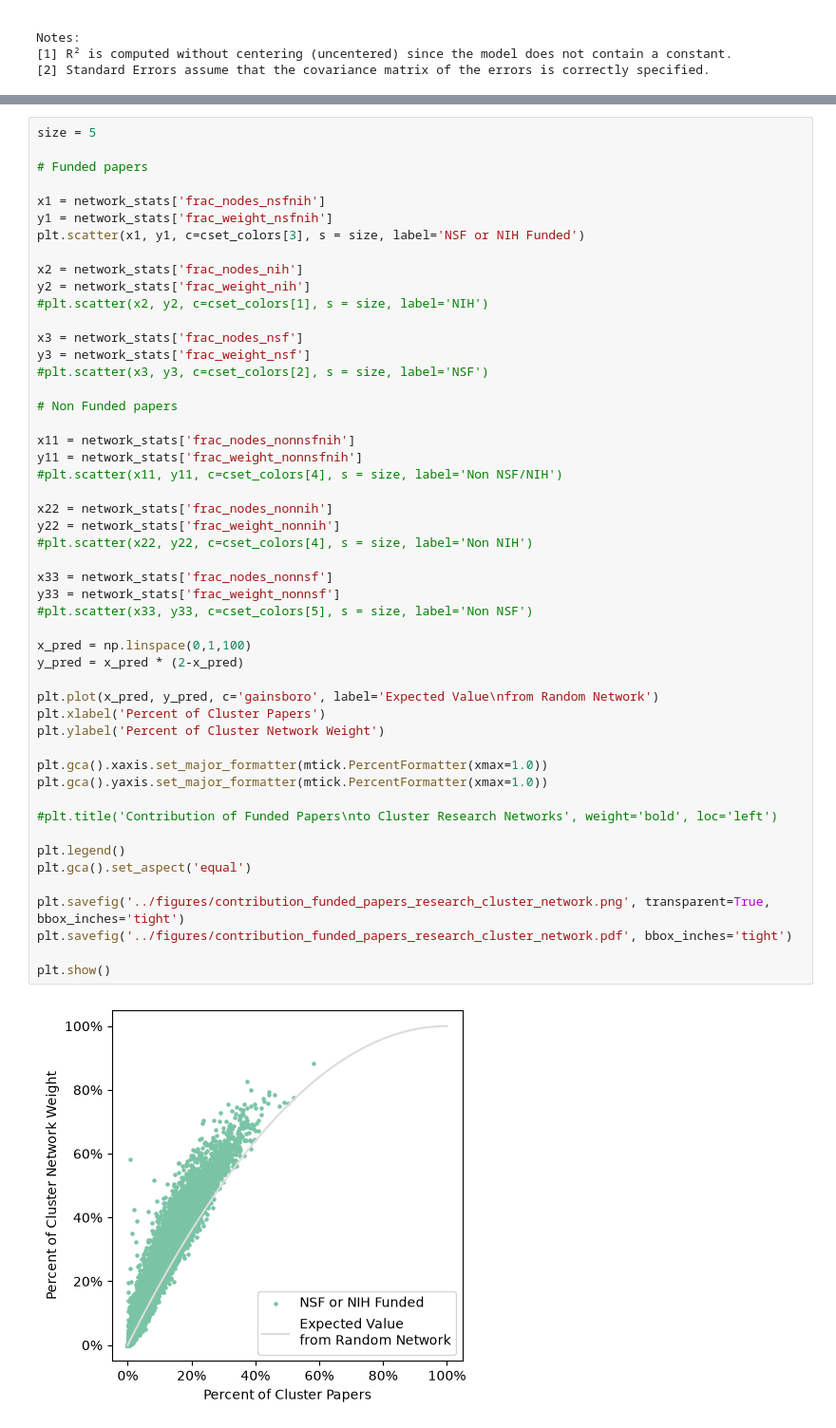
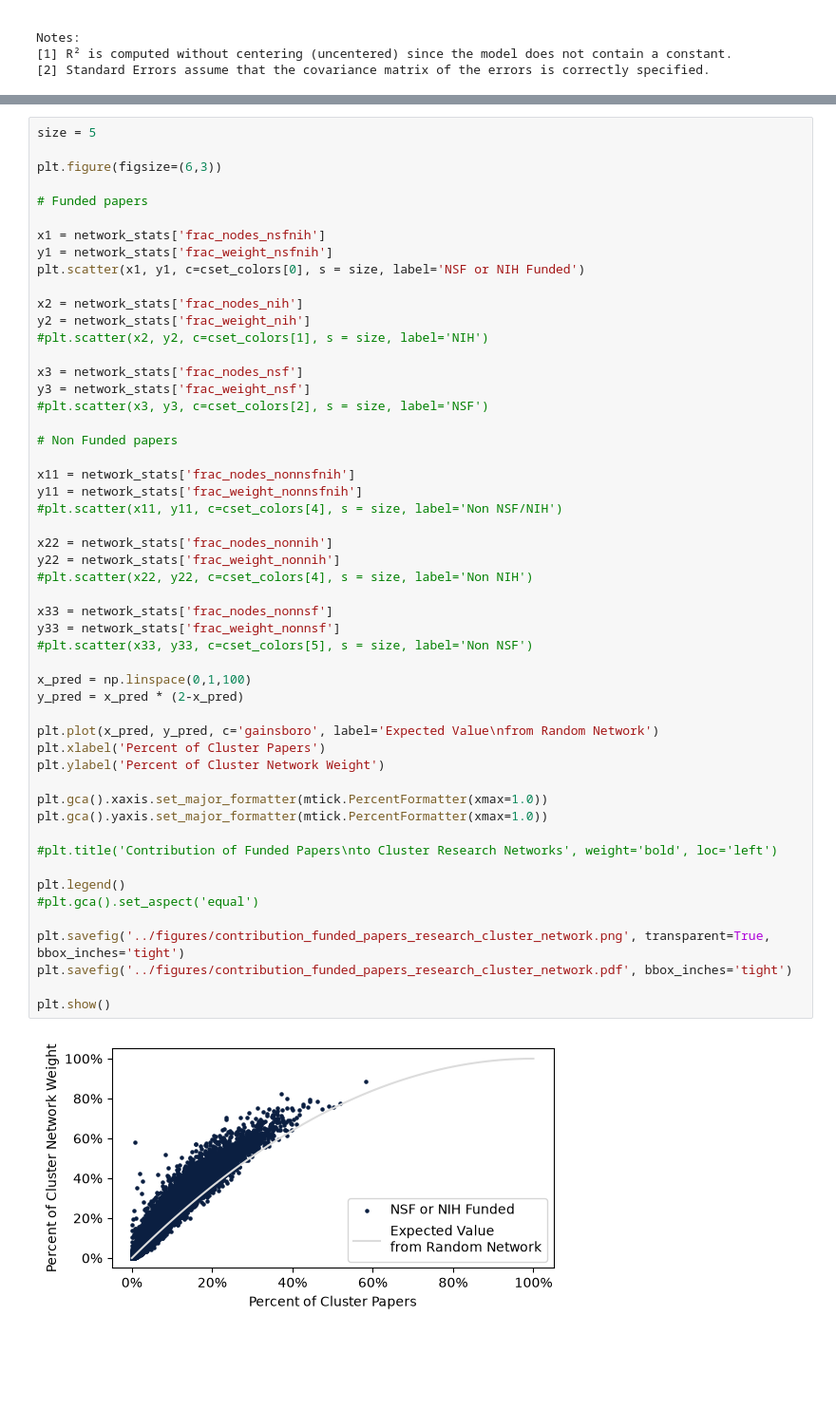
Before and after one commit to georgetown-cset/research_cluster_extreme_growth_classifier, a Jupyter notebook: scripts/Basic Network Plots.ipynb, the cells around one changed output, grey strips where cells are left out. Shown at 95% size. Drawn from its saved outputs; the diff is of its cells as text; blank space fills up the shorter version.

Commit message:
update figures

```diff
--- a/scripts/Basic Network Plots.ipynb
+++ b/scripts/Basic Network Plots.ipynb
@@ -307,11 +319,13 @@ plt.show()
 # %%
 size = 5
+
+plt.figure(figsize=(6,3))
 
 # Funded papers
 
 x1 = network_stats['frac_nodes_nsfnih']
 y1 = network_stats['frac_weight_nsfnih']
-plt.scatter(x1, y1, c=cset_colors[3], s = size, label='NSF or NIH Funded')
+plt.scatter(x1, y1, c=cset_colors[0], s = size, label='NSF or NIH Funded')
 
 x2 = network_stats['frac_nodes_nih']
 y2 = network_stats['frac_weight_nih']
@@ -327,32 +341,32 @@ x11 = network_stats['frac_nodes_nonnsfnih']
 y11 = network_stats['frac_weight_nonnsfnih']
 #plt.scatter(x11, y11, c=cset_colors[4], s = size, label='Non NSF/NIH')
 
 x22 = network_stats['frac_nodes_nonnih']
 y22 = network_stats['frac_weight_nonnih']
 #plt.scatter(x22, y22, c=cset_colors[4], s = size, label='Non NIH')
 
 x33 = network_stats['frac_nodes_nonnsf']
 y33 = network_stats['frac_weight_nonnsf']
 #plt.scatter(x33, y33, c=cset_colors[5], s = size, label='Non NSF')
 
 x_pred = np.linspace(0,1,100)
 y_pred = x_pred * (2-x_pred)
 
 plt.plot(x_pred, y_pred, c='gainsboro', label='Expected Value\nfrom Random Network')
 plt.xlabel('Percent of Cluster Papers')
 plt.ylabel('Percent of Cluster Network Weight')
 
 plt.gca().xaxis.set_major_formatter(mtick.PercentFormatter(xmax=1.0))
 plt.gca().yaxis.set_major_formatter(mtick.PercentFormatter(xmax=1.0))
 
 #plt.title('Contribution of Funded Papers\nto Cluster Research Networks', weight='bold', loc='left')
 
 plt.legend()
-plt.gca().set_aspect('equal')
+#plt.gca().set_aspect('equal')
 
 plt.savefig('../figures/contribution_funded_papers_research_cluster_network.png', transparent=True, bbox_inches='tight')
 plt.savefig('../figures/contribution_funded_papers_research_cluster_network.pdf', bbox_inches='tight')
 
 plt.show()
 # %% [output]
-[figure, old version]
+[figure, new version]
```
Also changed, not shown: parts of 4 cells of this notebook, 10 other files.
